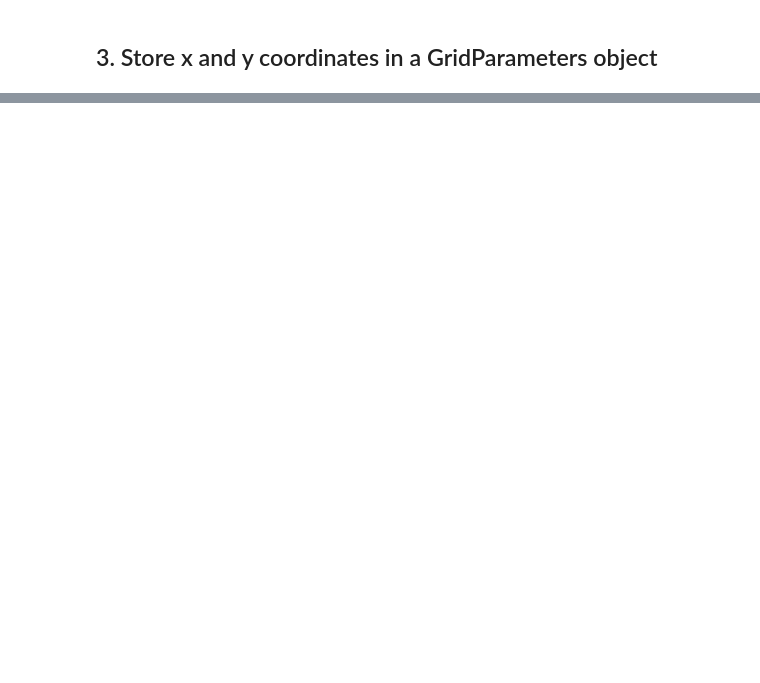
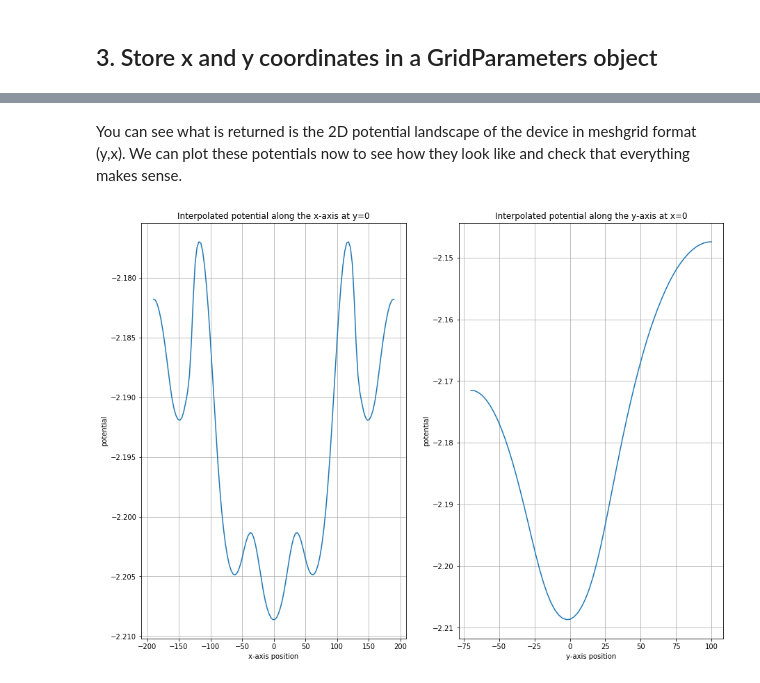
Before and after one commit to gharib85/QuDiPy, a Jupyter notebook: tutorials/Nextnano Potentials Tutorial (3D).ipynb, the cells around one changed output, grey strips where cells are left out. Saved outputs shown, nothing was run; the diff lists cells and outputs as text; code cells hidden in the pictures; blank space fills up the shorter version.

```diff
--- a/tutorials/Nextnano Potentials Tutorial (3D).ipynb
+++ b/tutorials/Nextnano Potentials Tutorial (3D).ipynb
@@ -168,0 +49,10 @@ ax4.grid()
+# %%
+# It's a bit convoluted, but the x and y coordinates are
+# stored in the potentialL object returned from load_files.
+# With those values, we will build a GridParameters object.
+coord = loaded_data['coords']
+x = coord[0]
+y = coord[1]
+
+# Construct a GridParameters object
+gparams = pot.GridParameters(x,y)
@@ -168,0 +61,3 @@ ax4.grid()
+# %%
+# Now building the interpolation object is trivial.
+pot_interp = pot.build_interpolator(loaded_data)
@@ -168,0 +87,31 @@ ax4.grid()
+# %% [markdown]
+You can see what is returned is the 2D potential landscape of the device in meshgrid format (y,x).  We can plot these potentials now to see how they look like and check that everything makes sense.
+# %%
+# First let's get the potential of interest again.
+# Notice how I am omititng the singleton dimensions in the voltage vector.
+int_pot = pot_interp([0.25, 0.25, 0.25])
+
+# Next let's plot the 1D potential along the y=0 axis of the 2D potential
+# We can use the nice little helper utility function.
+import qudipy.utils as utils
+y_idx = utils.find_nearest(gparams.y, 0)[0]
+# We'll do the same thing for x=0 as well
+x_idx = utils.find_nearest(gparams.x, 0)[0]
+
+f = plt.figure(figsize=(15,11))
+ax1 = f.add_subplot(121)
+ax2 = f.add_subplot(122)
+
+# potential along x-axis at y=0
+ax1.plot(gparams.x, int_pot[y_idx,:])
+ax1.set(xlabel='x-axis position', ylabel='potential',
+       title='Interpolated potential along the x-axis at y=0')
+ax1.grid()
+
+# potential along y-axis at x=0
+ax2.plot(gparams.y, int_pot[:,x_idx])
+ax2.set(xlabel='y-axis position', ylabel='potential',
+       title='Interpolated potential along the y-axis at x=0')
+ax2.grid()
+# %% [output]
+[figure, added]
```
Also changed, not shown: parts of 25 cells of this notebook, 4 other files.
